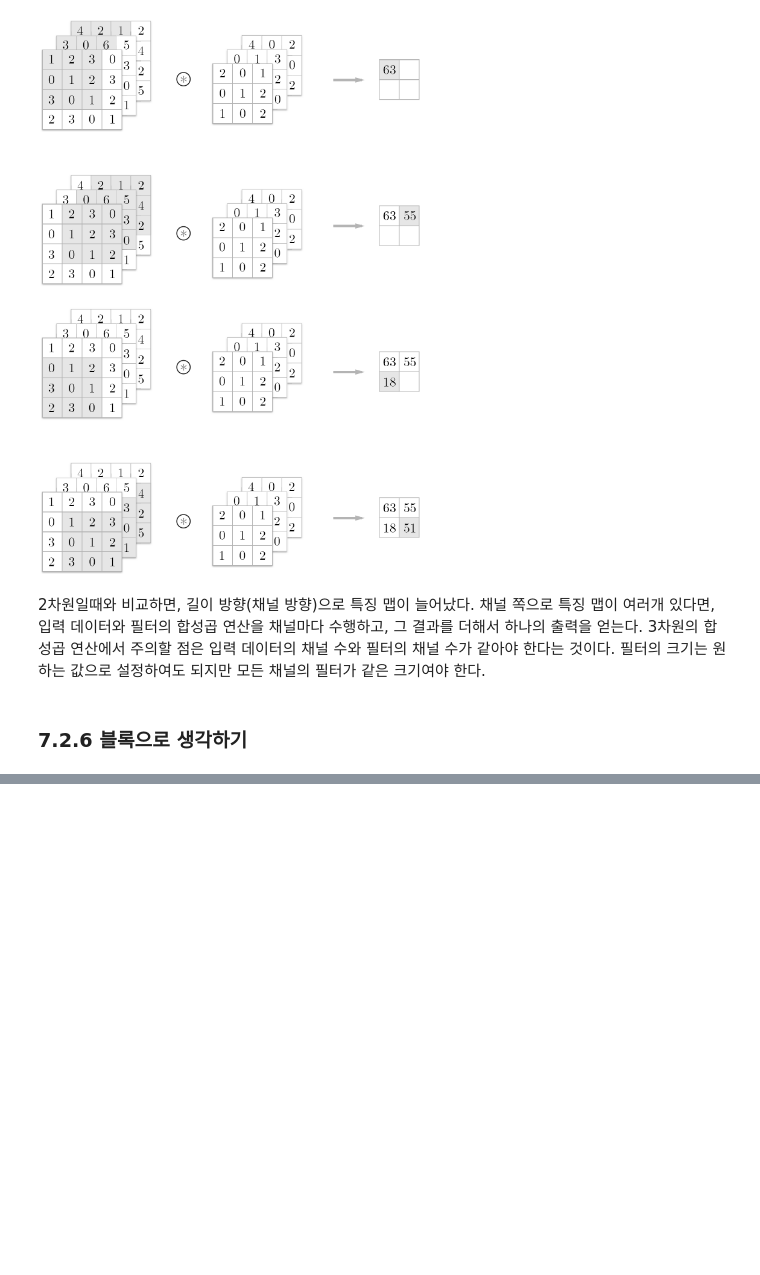
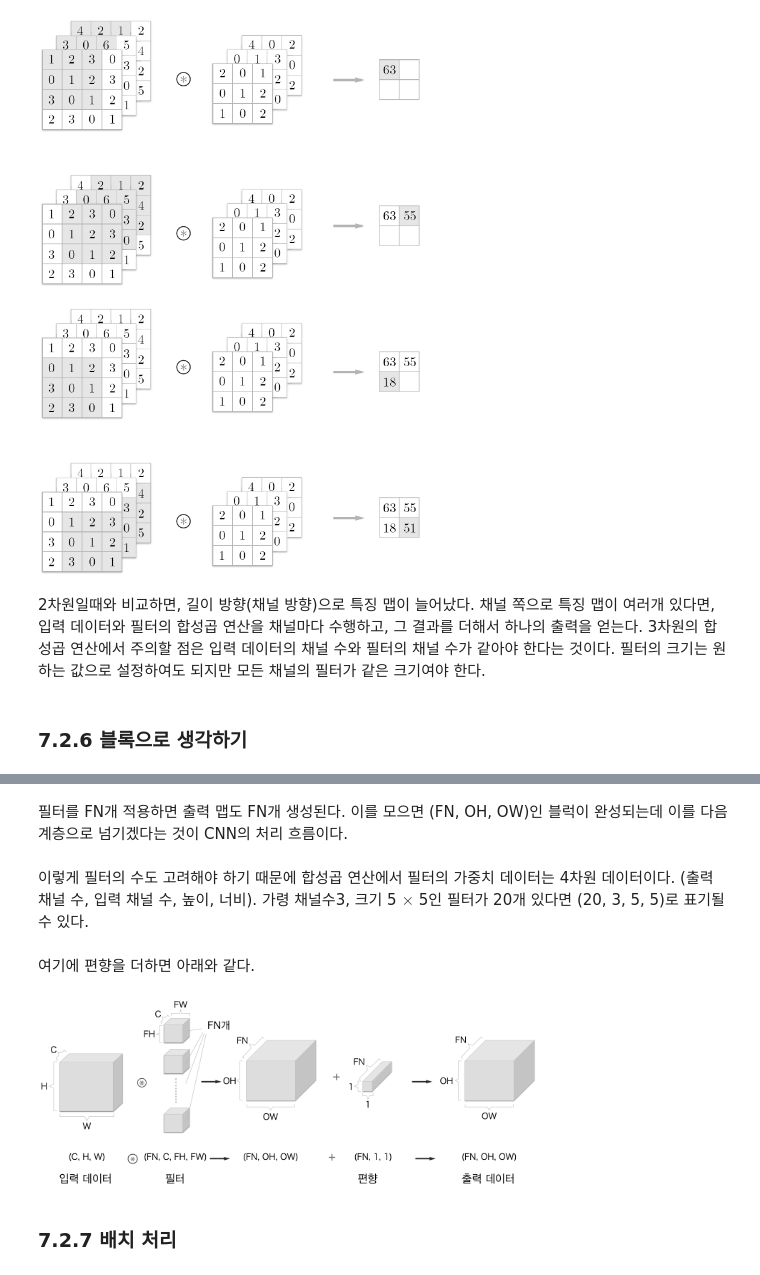
Before and after one commit to lsjhome/self-study-deep-learning-from-scratch, a Jupyter notebook: DLFS_CHAPTER_07.ipynb, the cells around one changed output, grey strips where cells are left out. Saved outputs shown, nothing was run; the diff lists cells and outputs as text; code cells hidden in the pictures; blank space fills up the shorter version.

```diff
--- a/DLFS_CHAPTER_07.ipynb
+++ b/DLFS_CHAPTER_07.ipynb
@@ -111,0 +124,12 @@ Image("./deep_learning_images/fig 7-9.png", width=500, height=500) # 그림 7-9
+# %% [markdown]
+필터를 FN개 적용하면 출력 맵도 FN개 생성된다. 이를 모으면 (FN, OH, OW)인 블럭이 완성되는데 이를 다음 계층으로 넘기겠다는 것이 CNN의 처리 흐름이다.
+# %% [markdown]
+이렇게 필터의 수도 고려해야 하기 때문에 합성곱 연산에서 필터의 가중치 데이터는 4차원 데이터이다. (출력 채널 수, 입력 채널 수, 높이, 너비). 가령 채널수3, 크기 5 $\times$ 5인 필터가 20개 있다면 (20, 3, 5, 5)로 표기될 수 있다.
+# %% [markdown]
+여기에 편향을 더하면 아래와 같다.
+# %%
+Image("./deep_learning_images/fig 7-12.png", width=500, height=500) # 그림 7-12
+# %% [output]
+[figure, added]
+# %% [markdown]
+### 7.2.7 배치 처리
```
Also changed, not shown: parts of 4 cells of this notebook.
